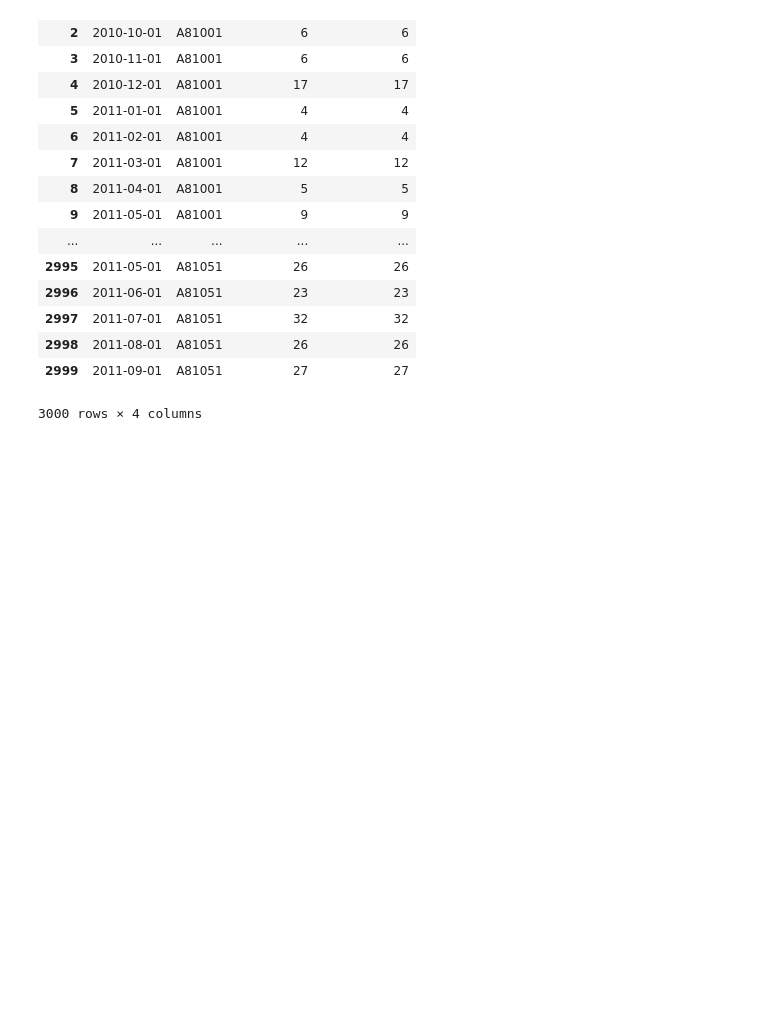
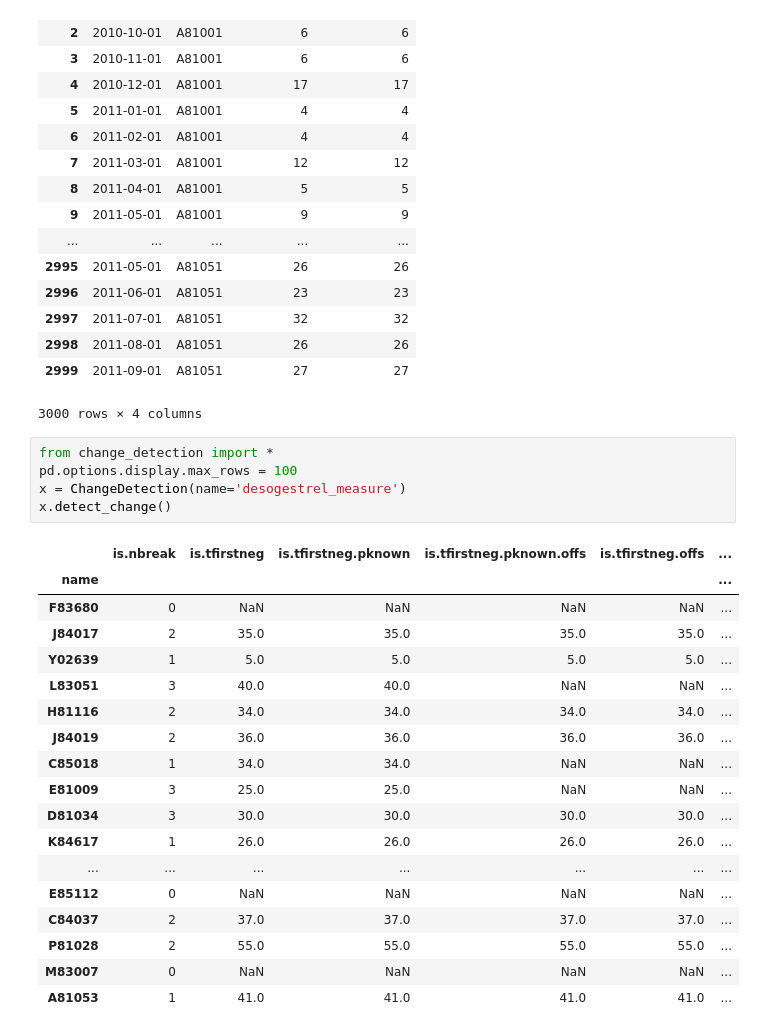
Before and after one commit to ebmdatalab/change_detection, a Jupyter notebook: change_speed_metrics.ipynb, the cells around one changed output. Saved outputs shown, nothing was run; the diff lists cells and outputs as text; blank space fills up the shorter version.

```diff
--- a/change_speed_metrics.ipynb
+++ b/change_speed_metrics.ipynb
@@ -78,4 +78,28 @@ pd.read_csv('bq_cache.csv')
 | 2998 | 2011-08-01 | A81051 | 26 | 26 |
 | 2999 | 2011-09-01 | A81051 | 27 | 27 |
 3000 rows × 4 columns
+# %%
+from change_detection import *
+pd.options.display.max_rows = 100
+x = ChangeDetection(name='desogestrel_measure')
+x.detect_change()
+# %% [output]
+|  | is.nbreak | is.tfirstneg | is.tfirstneg.pknown | is.tfirstneg.pknown.offs | is.tfirstneg.offs | ... |
+| name |  |  |  |  |  | ... |
+| F83680 | 0 | NaN | NaN | NaN | NaN | ... |
+| J84017 | 2 | 35.0 | 35.0 | 35.0 | 35.0 | ... |
+| Y02639 | 1 | 5.0 | 5.0 | 5.0 | 5.0 | ... |
+| L83051 | 3 | 40.0 | 40.0 | NaN | NaN | ... |
+| H81116 | 2 | 34.0 | 34.0 | 34.0 | 34.0 | ... |
+| J84019 | 2 | 36.0 | 36.0 | 36.0 | 36.0 | ... |
+| C85018 | 1 | 34.0 | 34.0 | NaN | NaN | ... |
+| E81009 | 3 | 25.0 | 25.0 | NaN | NaN | ... |
+| D81034 | 3 | 30.0 | 30.0 | 30.0 | 30.0 | ... |
+| K84617 | 1 | 26.0 | 26.0 | 26.0 | 26.0 | ... |
+| ... | ... | ... | ... | ... | ... | ... |
+| E85112 | 0 | NaN | NaN | NaN | NaN | ... |
+| C84037 | 2 | 37.0 | 37.0 | 37.0 | 37.0 | ... |
+| P81028 | 2 | 55.0 | 55.0 | 55.0 | 55.0 | ... |
+| M83007 | 0 | NaN | NaN | NaN | NaN | ... |
+| A81053 | 1 | 41.0 | 41.0 | 41.0 | 41.0 | ... |
 # %%
```
Also changed, not shown: parts of 1 cell of this notebook, 3 other files.
